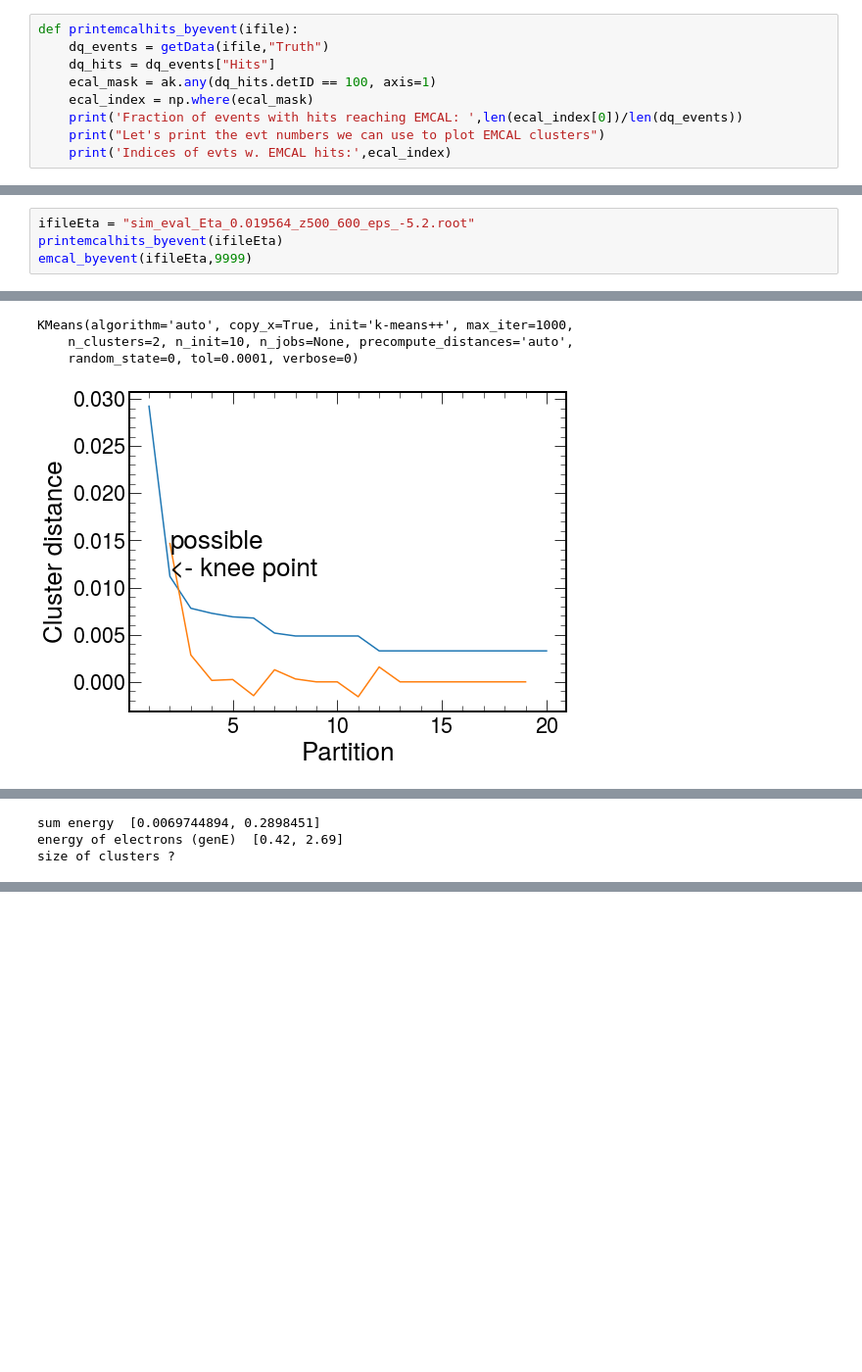
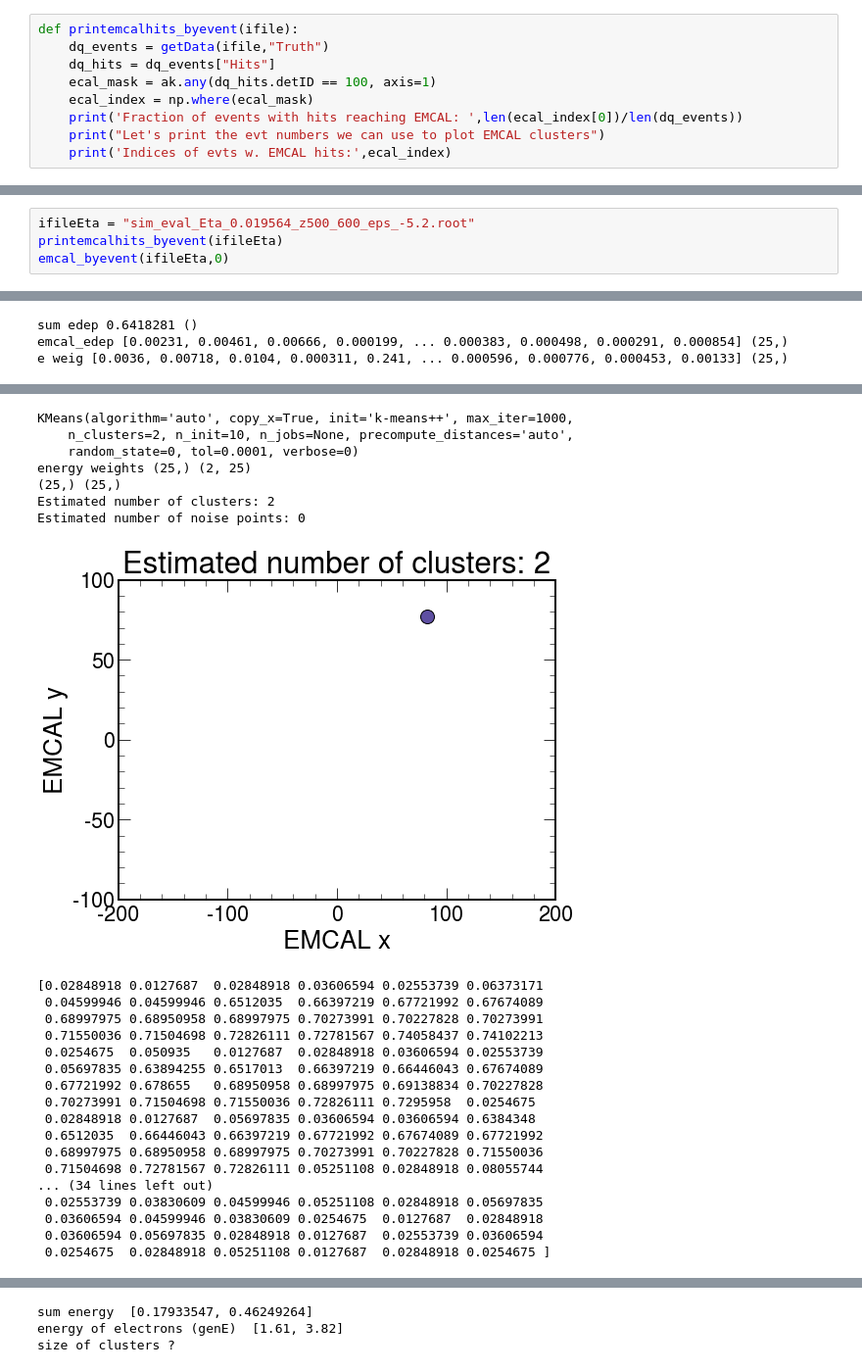
Before and after one commit to DarkQuest-FNAL/DarkQuest, a Jupyter notebook: e1039-analysis/python/EMCALClusters.ipynb, the cells around one changed output, grey strips where cells are left out. Shown: that part at 98% size. Drawn from its saved outputs; the diff is of its cells as text; blank space fills up the shorter version.

```diff
--- a/e1039-analysis/python/EMCALClusters.ipynb
+++ b/e1039-analysis/python/EMCALClusters.ipynb
@@ -300,7 +419,7 @@ size of clusters ?
 # %%
 ifileEta = "sim_eval_Eta_0.019564_z500_600_eps_-5.2.root"
 printemcalhits_byevent(ifileEta)
-emcal_byevent(ifileEta,9999)
+emcal_byevent(ifileEta,0)
 # %% [output]
 Fraction of events with hits reaching EMCAL:  0.315
 Let's print the evt numbers we can use to plot EMCAL clusters
@@ -311,0 +431,3 @@ Event 9999: 21 hits
+sum edep 0.6418281 ()
+emcal_edep [0.00231, 0.00461, 0.00666, 0.000199, ... 0.000383, 0.000498, 0.000291, 0.000854] (25,)
+e weig [0.0036, 0.00718, 0.0104, 0.000311, 0.241, ... 0.000596, 0.000776, 0.000453, 0.00133] (25,)
@@ -314,4 +436,25 @@ Event 9999: 21 hits
-KMeans(algorithm='auto', copy_x=True, init='k-means++', max_iter=1000,
-    n_clusters=2, n_init=10, n_jobs=None, precompute_distances='auto',
-    random_state=0, tol=0.0001, verbose=0)
+KMeans(algorithm='auto', copy_x=True, init='k-means++', max_iter=1000,
+    n_clusters=2, n_init=10, n_jobs=None, precompute_distances='auto',
+    random_state=0, tol=0.0001, verbose=0)
+energy weights (25,) (2, 25)
+(25,) (25,)
+Estimated number of clusters: 2
+Estimated number of noise points: 0
-[figure, old version]
+[figure, new version]
+[0.02848918 0.0127687  0.02848918 0.03606594 0.02553739 0.06373171
+ 0.04599946 0.04599946 0.6512035  0.66397219 0.67721992 0.67674089
+ 0.68997975 0.68950958 0.68997975 0.70273991 0.70227828 0.70273991
+ 0.71550036 0.71504698 0.72826111 0.72781567 0.74058437 0.74102213
+ 0.0254675  0.050935   0.0127687  0.02848918 0.03606594 0.02553739
+ 0.05697835 0.63894255 0.6517013  0.66397219 0.66446043 0.67674089
+ 0.67721992 0.678655   0.68950958 0.68997975 0.69138834 0.70227828
+ 0.70273991 0.71504698 0.71550036 0.72826111 0.7295958  0.0254675
+ 0.02848918 0.0127687  0.05697835 0.03606594 0.03606594 0.6384348
+ 0.6512035  0.66446043 0.66397219 0.67721992 0.67674089 0.67721992
+ 0.68997975 0.68950958 0.68997975 0.70273991 0.70227828 0.71550036
+ 0.71504698 0.72781567 0.72826111 0.05251108 0.02848918 0.08055744
+... (34 lines left out)
+ 0.02553739 0.03830609 0.04599946 0.05251108 0.02848918 0.05697835
+ 0.03606594 0.04599946 0.03830609 0.0254675  0.0127687  0.02848918
+ 0.03606594 0.05697835 0.02848918 0.0127687  0.02553739 0.03606594
+ 0.0254675  0.02848918 0.05251108 0.0127687  0.02848918 0.0254675 ]
@@ -319,3 +461,0 @@ KMeans(algorithm='auto', copy_x=True, init='k-means++', max_iter=1000,
-sum energy  [0.0069744894, 0.2898451]
-energy of electrons (genE)  [0.42, 2.69]
-size of clusters ?
@@ -322,0 +463,3 @@ size of clusters ?
+sum energy  [0.17933547, 0.46249264]
+energy of electrons (genE)  [1.61, 3.82]
+size of clusters ?
```
Also changed, not shown: parts of 3 cells of this notebook, 2 other files.
